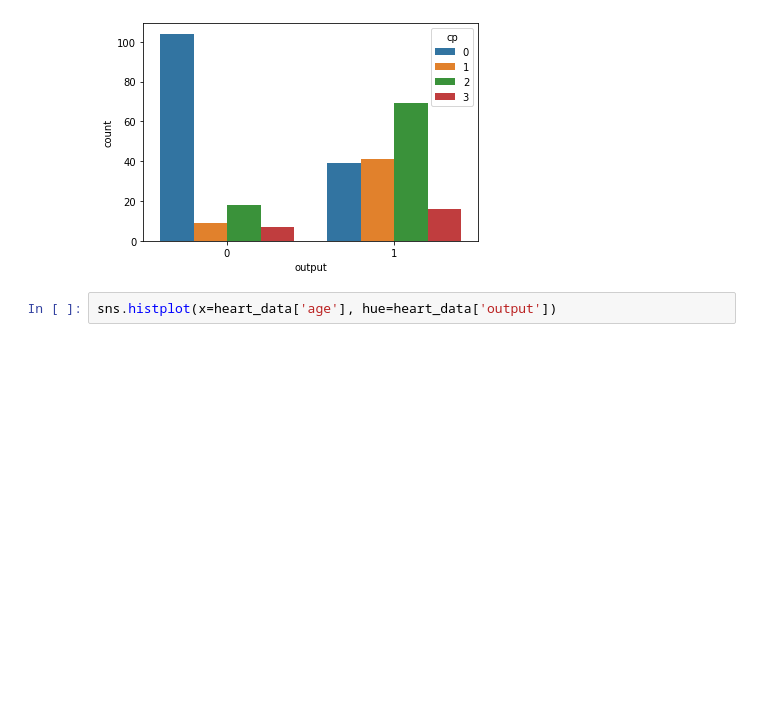
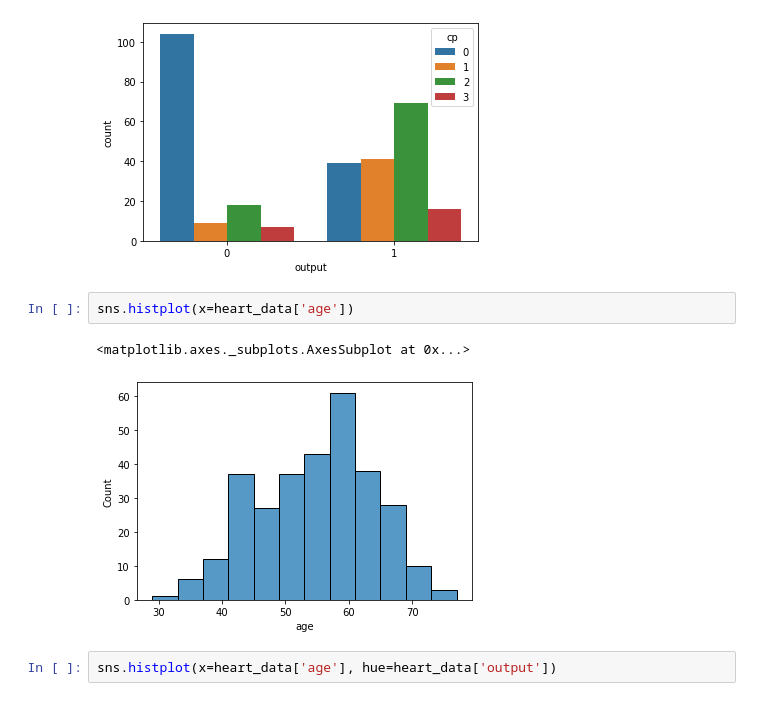
Before and after one commit to dskibinski-7/UM, a Jupyter notebook: heart-attack-analysis.ipynb, the cells around one changed output. Cells and saved outputs as stored; diff of their text form; blank space fills up the shorter version.

```diff
--- a/heart-attack-analysis.ipynb
+++ b/heart-attack-analysis.ipynb
@@ -72,6 +87,11 @@ sns.countplot(x='output', data=heart_data, hue='cp')
 # %% [output]
 <matplotlib.axes._subplots.AxesSubplot at 0x...>
 [figure]
+# %%
+sns.histplot(x=heart_data['age'])
+# %% [output]
+<matplotlib.axes._subplots.AxesSubplot at 0x...>
+[figure, added]
 # %%
 sns.histplot(x=heart_data['age'], hue=heart_data['output'])
 # %% [output]
```
Also changed, not shown: parts of 11 cells of this notebook.
